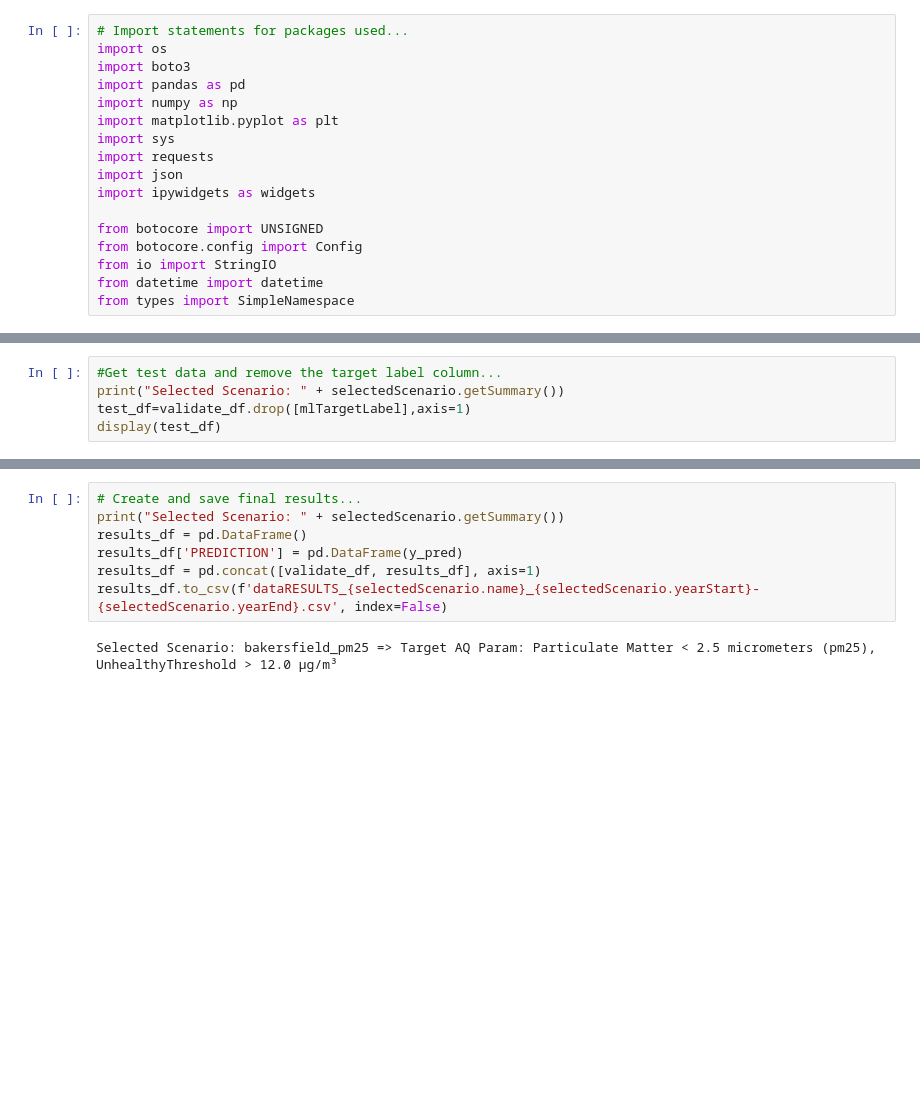
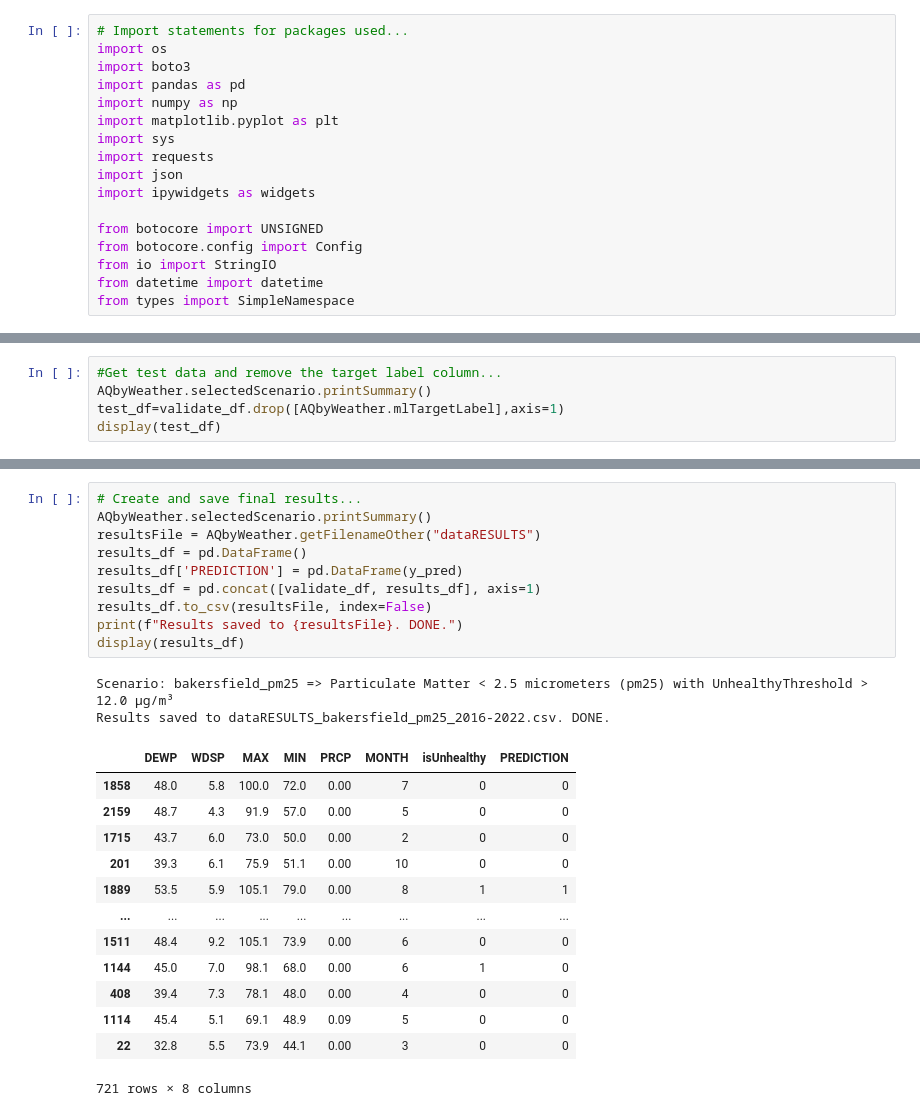
Before and after one commit to aws-samples/aws-smsl-predict-airquality-via-weather, a Jupyter notebook: aq_by_weather.ipynb, the cells around one changed output, grey strips where cells are left out. Saved outputs shown, nothing was run; the diff lists cells and outputs as text; blank space fills up the shorter version.

```diff
--- a/aq_by_weather.ipynb
+++ b/aq_by_weather.ipynb
@@ -467,7 +530,7 @@ Number of training samples: 1461
 Number of validation samples: 721
 # %%
 #Get test data and remove the target label column...
-print("Selected Scenario: " + selectedScenario.getSummary())
-test_df=validate_df.drop([mlTargetLabel],axis=1)
+AQbyWeather.selectedScenario.printSummary()
+test_df=validate_df.drop([AQbyWeather.mlTargetLabel],axis=1)
 display(test_df)
 # %% [output]
@@ -636,10 +712,27 @@ Selected Scenario: bakersfield_pm25 => Target AQ Param: Particulate Matter < 2.5
 [figure]
 # %%
 # Create and save final results...
-print("Selected Scenario: " + selectedScenario.getSummary())
+AQbyWeather.selectedScenario.printSummary()
+resultsFile = AQbyWeather.getFilenameOther("dataRESULTS")
 results_df = pd.DataFrame()
 results_df['PREDICTION'] = pd.DataFrame(y_pred)
 results_df = pd.concat([validate_df, results_df], axis=1)
-results_df.to_csv(f'dataRESULTS_{selectedScenario.name}_{selectedScenario.yearStart}-{selectedScenario.yearEnd}.csv', index=False)
+results_df.to_csv(resultsFile, index=False)
+print(f"Results saved to {resultsFile}. DONE.")
+display(results_df)
 # %% [output]
-Selected Scenario: bakersfield_pm25 => Target AQ Param: Particulate Matter < 2.5 micrometers (pm25), UnhealthyThreshold > 12.0 µg/m³
+Scenario: bakersfield_pm25 => Particulate Matter < 2.5 micrometers (pm25) with UnhealthyThreshold > 12.0 µg/m³
+Results saved to dataRESULTS_bakersfield_pm25_2016-2022.csv. DONE.
+|  | DEWP | WDSP | MAX | MIN | PRCP | MONTH | isUnhealthy | PREDICTION |
+| 1858 | 48.0 | 5.8 | 100.0 | 72.0 | 0.00 | 7 | 0 | 0 |
+| 2159 | 48.7 | 4.3 | 91.9 | 57.0 | 0.00 | 5 | 0 | 0 |
+| 1715 | 43.7 | 6.0 | 73.0 | 50.0 | 0.00 | 2 | 0 | 0 |
+| 201 | 39.3 | 6.1 | 75.9 | 51.1 | 0.00 | 10 | 0 | 0 |
+| 1889 | 53.5 | 5.9 | 105.1 | 79.0 | 0.00 | 8 | 1 | 1 |
+| ... | ... | ... | ... | ... | ... | ... | ... | ... |
+| 1511 | 48.4 | 9.2 | 105.1 | 73.9 | 0.00 | 6 | 0 | 0 |
+| 1144 | 45.0 | 7.0 | 98.1 | 68.0 | 0.00 | 6 | 1 | 0 |
+| 408 | 39.4 | 7.3 | 78.1 | 48.0 | 0.00 | 4 | 0 | 0 |
+| 1114 | 45.4 | 5.1 | 69.1 | 48.9 | 0.09 | 5 | 0 | 0 |
+| 22 | 32.8 | 5.5 | 73.9 | 44.1 | 0.00 | 3 | 0 | 0 |
+721 rows × 8 columns
```
Also changed, not shown: parts of 17 cells of this notebook.
